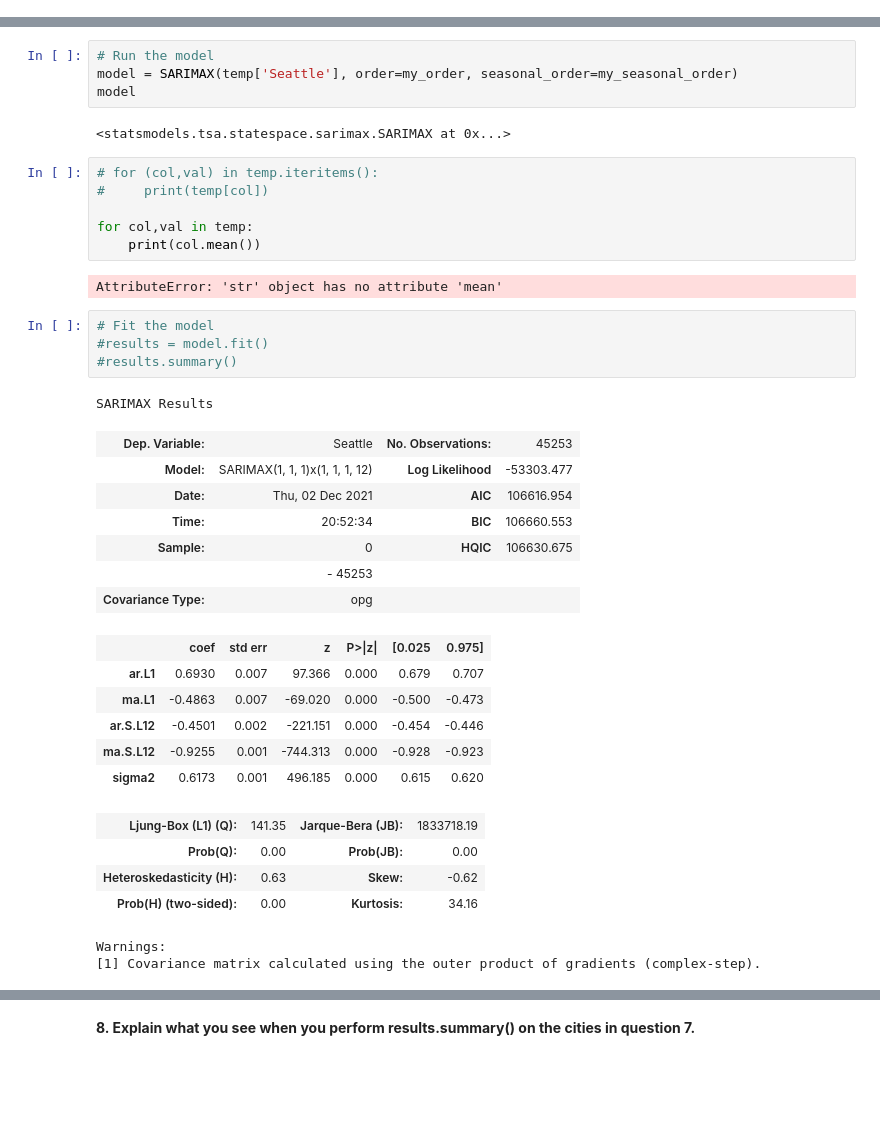
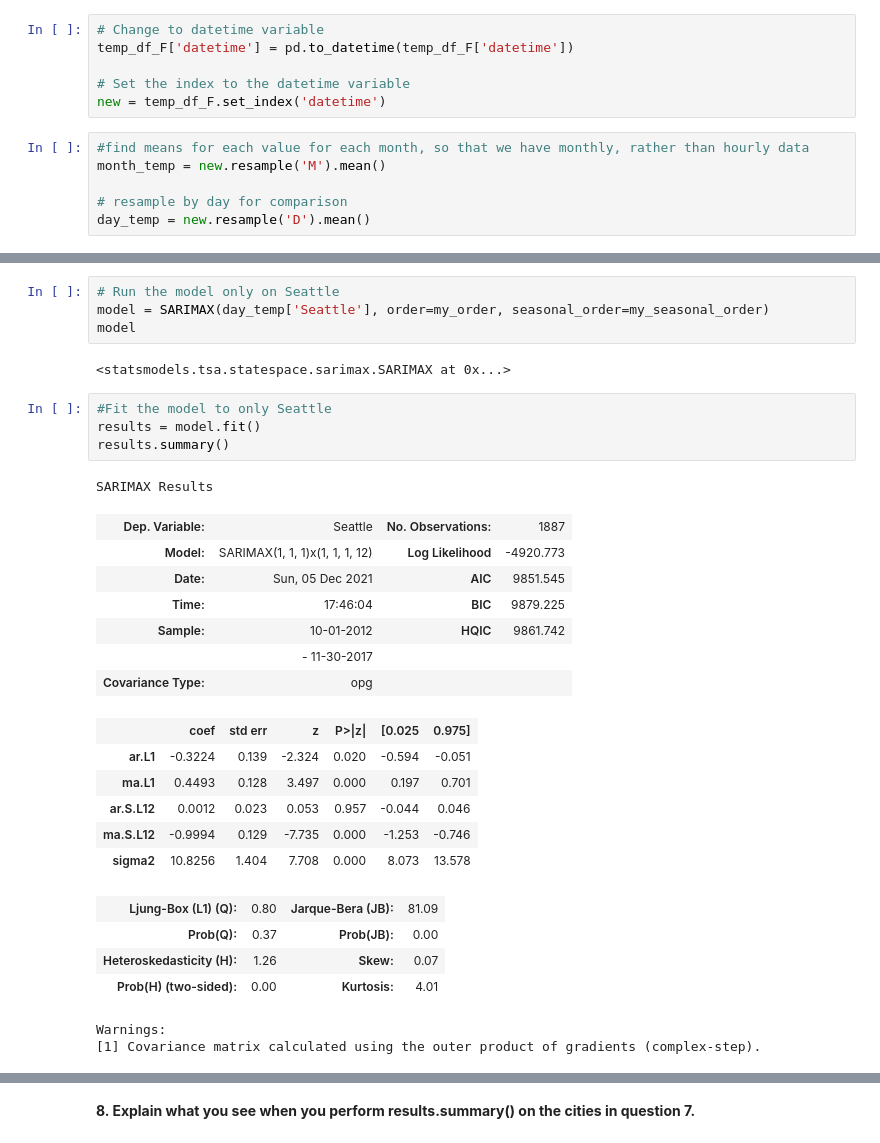
Before and after one commit to artolon/HW11-Time-Series, a Jupyter notebook: Homework11 - Time Series Analysis.ipynb, the cells around one changed output, grey strips where cells are left out. Drawn from its saved outputs; the diff is of its cells as text; blank space fills up the shorter version.

```diff
--- a/Homework11 - Time Series Analysis.ipynb
+++ b/Homework11 - Time Series Analysis.ipynb
@@ -177,0 +314,12 @@ Rolling averages are a *type* of moving average. Rolling averages have a 'weight
+# %%
+# Change to datetime variable
+temp_df_F['datetime'] = pd.to_datetime(temp_df_F['datetime'])
+
+# Set the index to the datetime variable
+new = temp_df_F.set_index('datetime')
+# %%
+#find means for each value for each month, so that we have monthly, rather than hourly data
+month_temp = new.resample('M').mean()
+
+# resample by day for comparison
+day_temp = new.resample('D').mean()
@@ -212,39 +402,31 @@ for city in city_list:
 # %%
-# Run the model
-model = SARIMAX(temp['Seattle'], order=my_order, seasonal_order=my_seasonal_order)
+# Run the model only on Seattle
+model = SARIMAX(day_temp['Seattle'], order=my_order, seasonal_order=my_seasonal_order)
 model
 # %% [output]
 <statsmodels.tsa.statespace.sarimax.SARIMAX at 0x...>
-# %%
-# for (col,val) in temp.iteritems():
-#     print(temp[col])
-
-for col,val in temp:
-    print(col.mean())
-# %% [output]
-AttributeError: 'str' object has no attribute 'mean'
 # %%
-# Fit the model
-#results = model.fit()
-#results.summary()
+#Fit the model to only Seattle
+results = model.fit()
+results.summary()
 # %% [output]
 SARIMAX Results
-| Dep. Variable: | Seattle | No. Observations: | 45253 |
-| Model: | SARIMAX(1, 1, 1)x(1, 1, 1, 12) | Log Likelihood | -53303.477 |
-| Date: | Thu, 02 Dec 2021 | AIC | 106616.954 |
-| Time: | 20:52:34 | BIC | 106660.553 |
-| Sample: | 0 | HQIC | 106630.675 |
-|  | - 45253 |  |  |
+| Dep. Variable: | Seattle | No. Observations: | 1887 |
+| Model: | SARIMAX(1, 1, 1)x(1, 1, 1, 12) | Log Likelihood | -4920.773 |
+| Date: | Sun, 05 Dec 2021 | AIC | 9851.545 |
+| Time: | 17:46:04 | BIC | 9879.225 |
+| Sample: | 10-01-2012 | HQIC | 9861.742 |
+|  | - 11-30-2017 |  |  |
 | Covariance Type: | opg |  |  |
 |  | coef | std err | z | P>|z| | [0.025 | 0.975] |
-| ar.L1 | 0.6930 | 0.007 | 97.366 | 0.000 | 0.679 | 0.707 |
-| ma.L1 | -0.4863 | 0.007 | -69.020 | 0.000 | -0.500 | -0.473 |
-| ar.S.L12 | -0.4501 | 0.002 | -221.151 | 0.000 | -0.454 | -0.446 |
-| ma.S.L12 | -0.9255 | 0.001 | -744.313 | 0.000 | -0.928 | -0.923 |
-| sigma2 | 0.6173 | 0.001 | 496.185 | 0.000 | 0.615 | 0.620 |
+| ar.L1 | -0.3224 | 0.139 | -2.324 | 0.020 | -0.594 | -0.051 |
+| ma.L1 | 0.4493 | 0.128 | 3.497 | 0.000 | 0.197 | 0.701 |
+| ar.S.L12 | 0.0012 | 0.023 | 0.053 | 0.957 | -0.044 | 0.046 |
+| ma.S.L12 | -0.9994 | 0.129 | -7.735 | 0.000 | -1.253 | -0.746 |
+| sigma2 | 10.8256 | 1.404 | 7.708 | 0.000 | 8.073 | 13.578 |
-| Ljung-Box (L1) (Q): | 141.35 | Jarque-Bera (JB): | 1833718.19 |
-| Prob(Q): | 0.00 | Prob(JB): | 0.00 |
-| Heteroskedasticity (H): | 0.63 | Skew: | -0.62 |
-| Prob(H) (two-sided): | 0.00 | Kurtosis: | 34.16 |
+| Ljung-Box (L1) (Q): | 0.80 | Jarque-Bera (JB): | 81.09 |
+| Prob(Q): | 0.37 | Prob(JB): | 0.00 |
+| Heteroskedasticity (H): | 1.26 | Skew: | 0.07 |
+| Prob(H) (two-sided): | 0.00 | Kurtosis: | 4.01 |
 Warnings:
 [1] Covariance matrix calculated using the outer product of gradients (complex-step).
```
Also changed, not shown: parts of 35 cells of this notebook.
